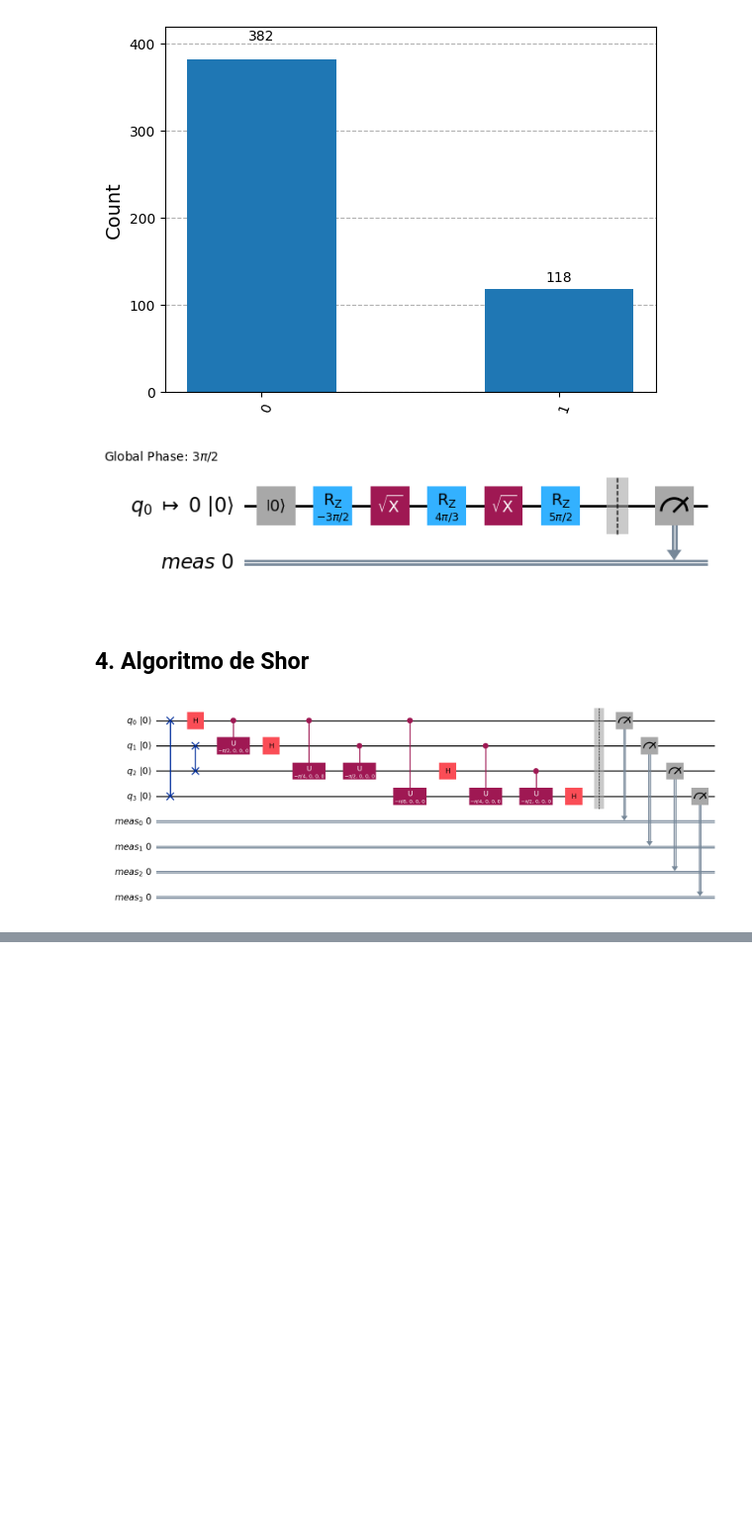
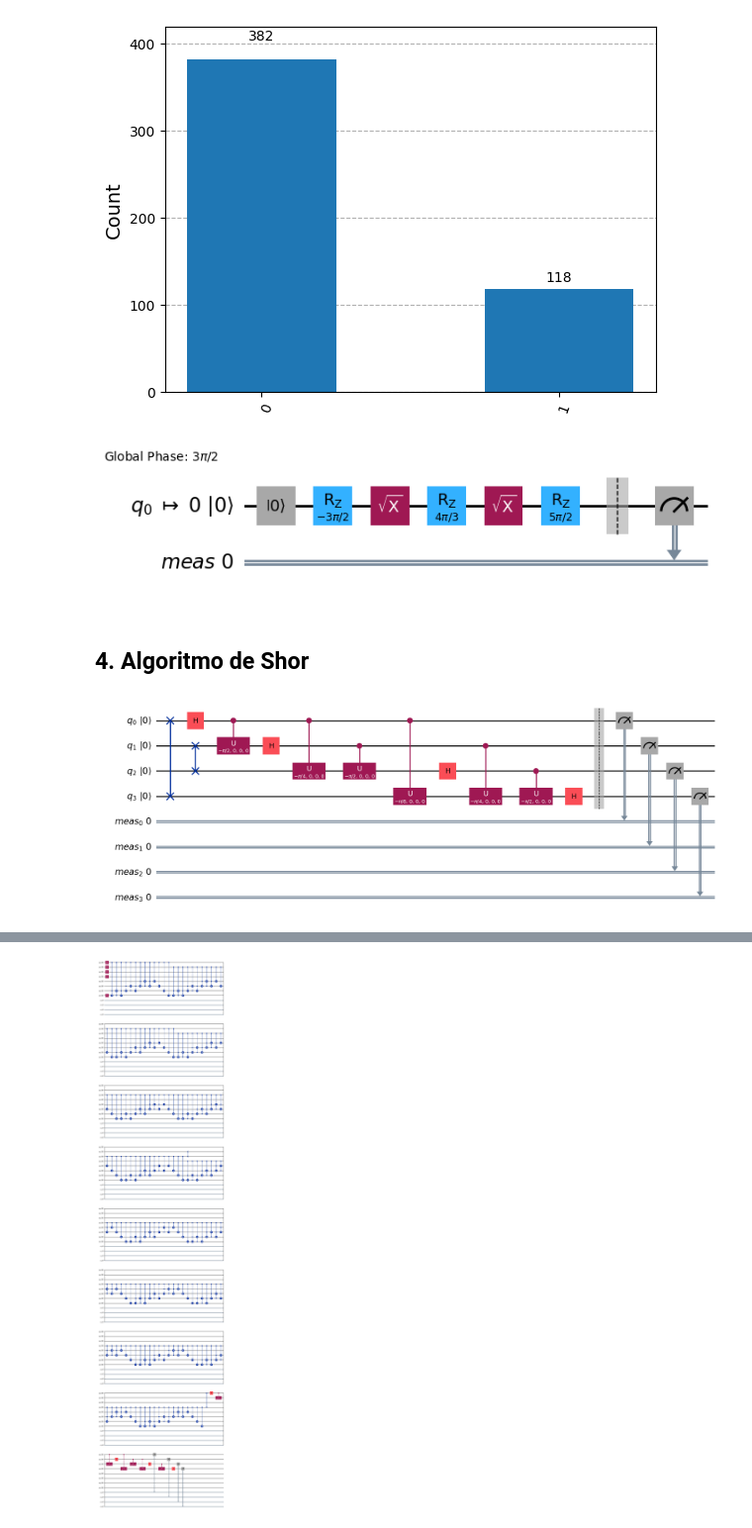
Before and after one commit to AlbertoJOR/tutorialQiskit, a Jupyter notebook: tutorial.ipynb, the cells around one changed output, grey strips where cells are left out. Shown at 99% size. Cells and saved outputs as stored; diff of their text form; code cells hidden in the pictures; blank space fills up the shorter version.

```diff
--- a/tutorial.ipynb
+++ b/tutorial.ipynb
@@ -252,2 +253,7 @@ qc.draw(**draw_kwargs)
+# %%
+qc_dec = qc.decompose()
+qc_dec.draw(**draw_kwargs)
+# %% [output]
+[figure, added]
 # %%
 simulator = AerSimulator()
```
Also changed, not shown: parts of 3 cells of this notebook.
